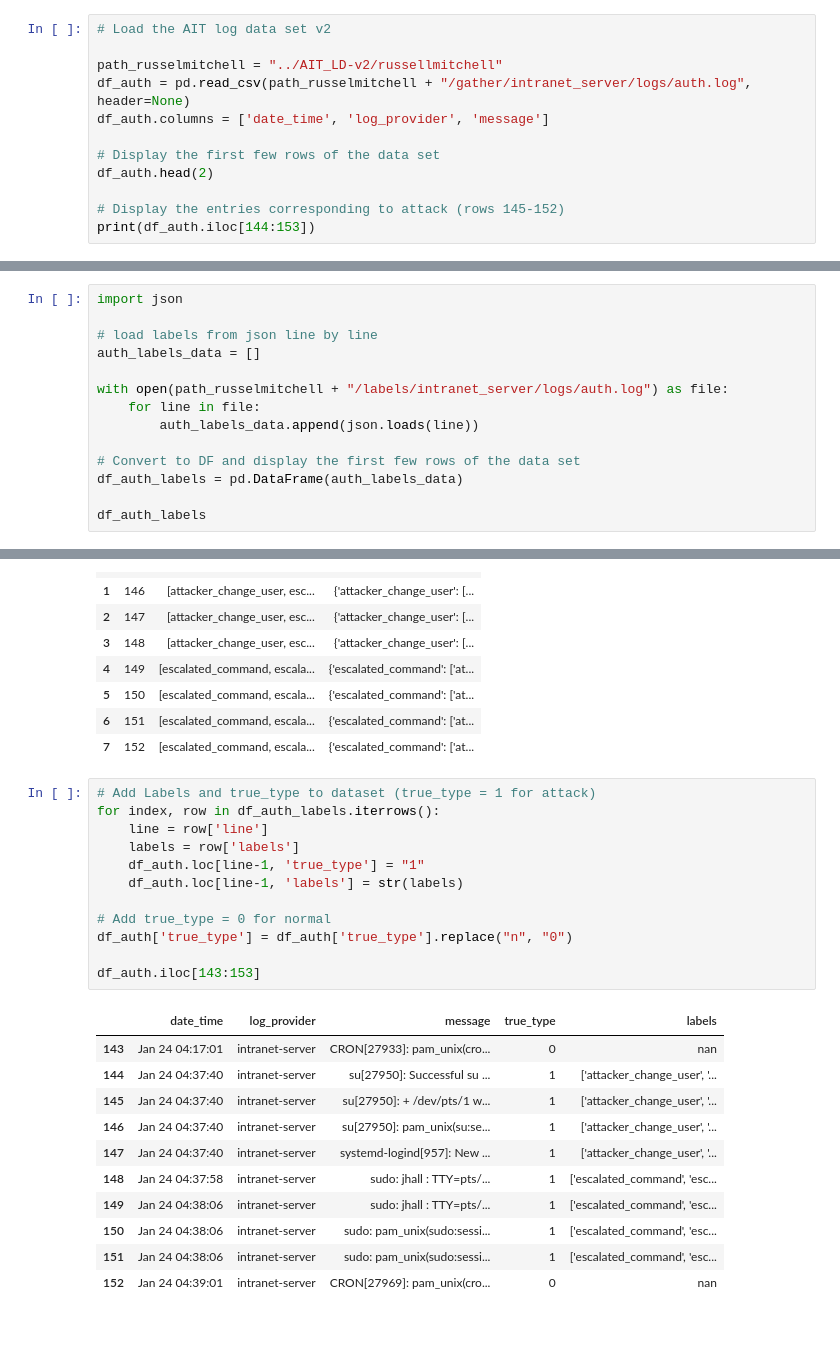
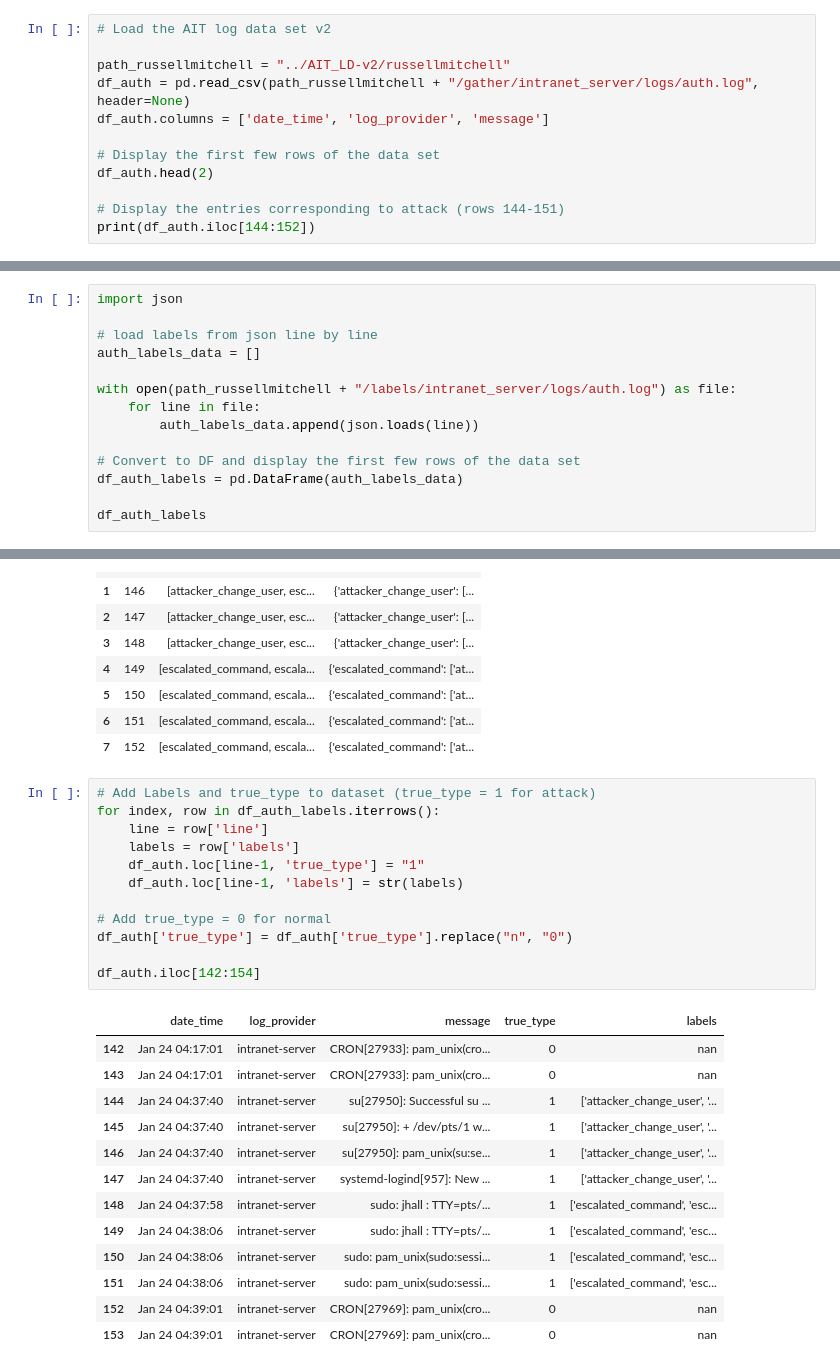
Before and after one commit to SlimTimster/IDSAlertCorrelaction_CySec_MasterThesis, a Jupyter notebook: alert_aggregation.ipynb, the cells around one changed output, grey strips where cells are left out. Drawn from its saved outputs; the diff is of its cells as text; blank space fills up the shorter version.

```diff
--- a/alert_aggregation.ipynb
+++ b/alert_aggregation.ipynb
@@ -5,15 +5,15 @@ pd.set_option('display.max_colwidth', 30)
 # %%
 # Load the AIT log data set v2
 
-path_russelmitchell = "../AIT_LD-v2/russellmitchell"
-df_auth = pd.read_csv(path_russelmitchell + "/gather/intranet_server/logs/auth.log", header=None)
+path_russellmitchell = "../AIT_LD-v2/russellmitchell"
+df_auth = pd.read_csv(path_russellmitchell + "/gather/intranet_server/logs/auth.log", header=None)
 df_auth.columns = ['date_time', 'log_provider', 'message']
 
 # Display the first few rows of the data set
 df_auth.head(2)
 
-# Display the entries corresponding to attack (rows 145-152)
-print(df_auth.iloc[144:153])
+# Display the entries corresponding to attack (rows 144-151)
+print(df_auth.iloc[144:152])
 # %% [output]
            date_time      log_provider                        message
 144  Jan 24 04:37:40   intranet-server   su[27950]: Successful su ...
@@ -31,7 +30,7 @@ import json
 # load labels from json line by line
 auth_labels_data = []
 
-with open(path_russelmitchell + "/labels/intranet_server/logs/auth.log") as file:
+with open(path_russellmitchell + "/labels/intranet_server/logs/auth.log") as file:
     for line in file:
         auth_labels_data.append(json.loads(line))
 
@@ -52,17 +51,18 @@ df_auth_labels
 # %%
 # Add Labels and true_type to dataset (true_type = 1 for attack)
 for index, row in df_auth_labels.iterrows():
     line = row['line']
     labels = row['labels']
     df_auth.loc[line-1, 'true_type'] = "1"
     df_auth.loc[line-1, 'labels'] = str(labels)
 
 # Add true_type = 0 for normal
 df_auth['true_type'] = df_auth['true_type'].replace("n", "0")
 
-df_auth.iloc[143:153]
+df_auth.iloc[142:154]
 # %% [output]
 |  | date_time | log_provider | message | true_type | labels |
+| 142 | Jan 24 04:17:01 | intranet-server | CRON[27933]: pam_unix(cro... | 0 | nan |
 | 143 | Jan 24 04:17:01 | intranet-server | CRON[27933]: pam_unix(cro... | 0 | nan |
 | 144 | Jan 24 04:37:40 | intranet-server | su[27950]: Successful su ... | 1 | ['attacker_change_user', '... |
 | 145 | Jan 24 04:37:40 | intranet-server | su[27950]: + /dev/pts/1 w... | 1 | ['attacker_change_user', '... |
@@ -73,3 +73,4 @@ df_auth.iloc[143:153]
 | 150 | Jan 24 04:38:06 | intranet-server | sudo: pam_unix(sudo:sessi... | 1 | ['escalated_command', 'esc... |
 | 151 | Jan 24 04:38:06 | intranet-server | sudo: pam_unix(sudo:sessi... | 1 | ['escalated_command', 'esc... |
 | 152 | Jan 24 04:39:01 | intranet-server | CRON[27969]: pam_unix(cro... | 0 | nan |
+| 153 | Jan 24 04:39:01 | intranet-server | CRON[27969]: pam_unix(cro... | 0 | nan |
```
Also changed, not shown: parts of 8 cells of this notebook.
